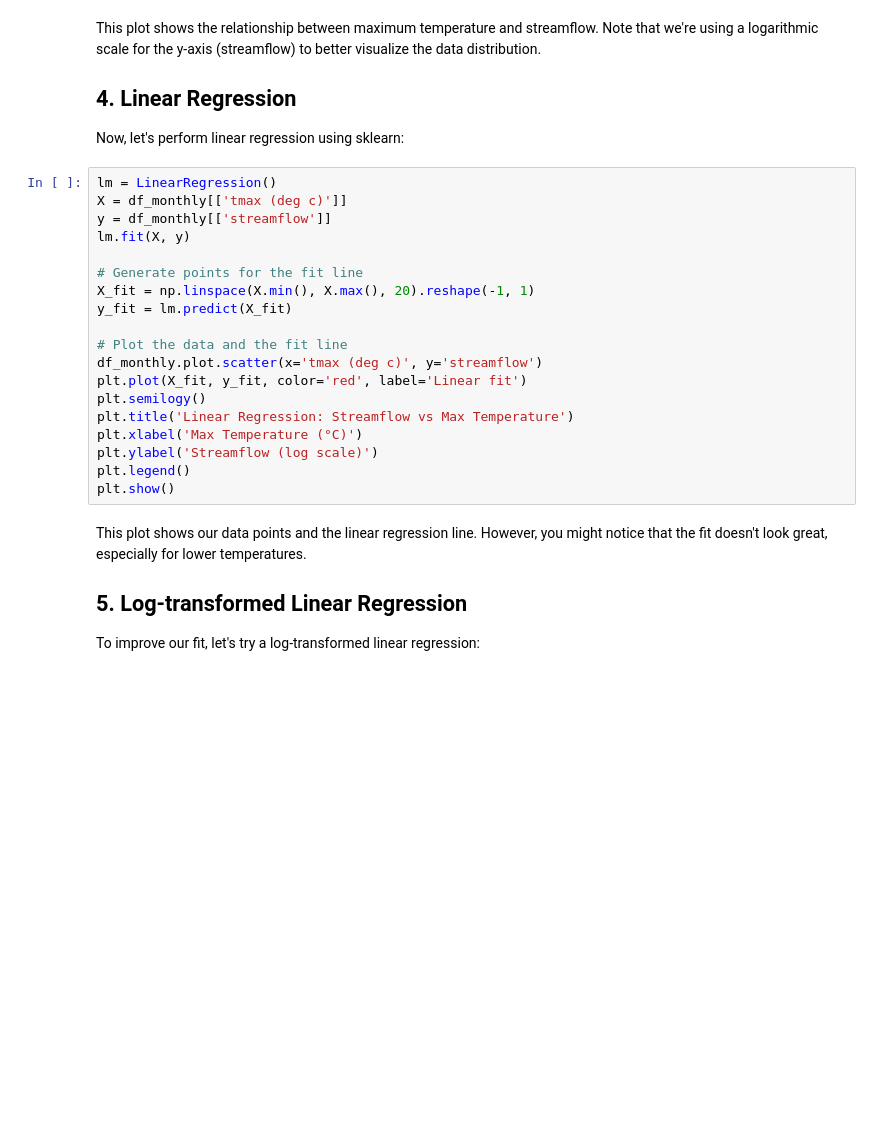
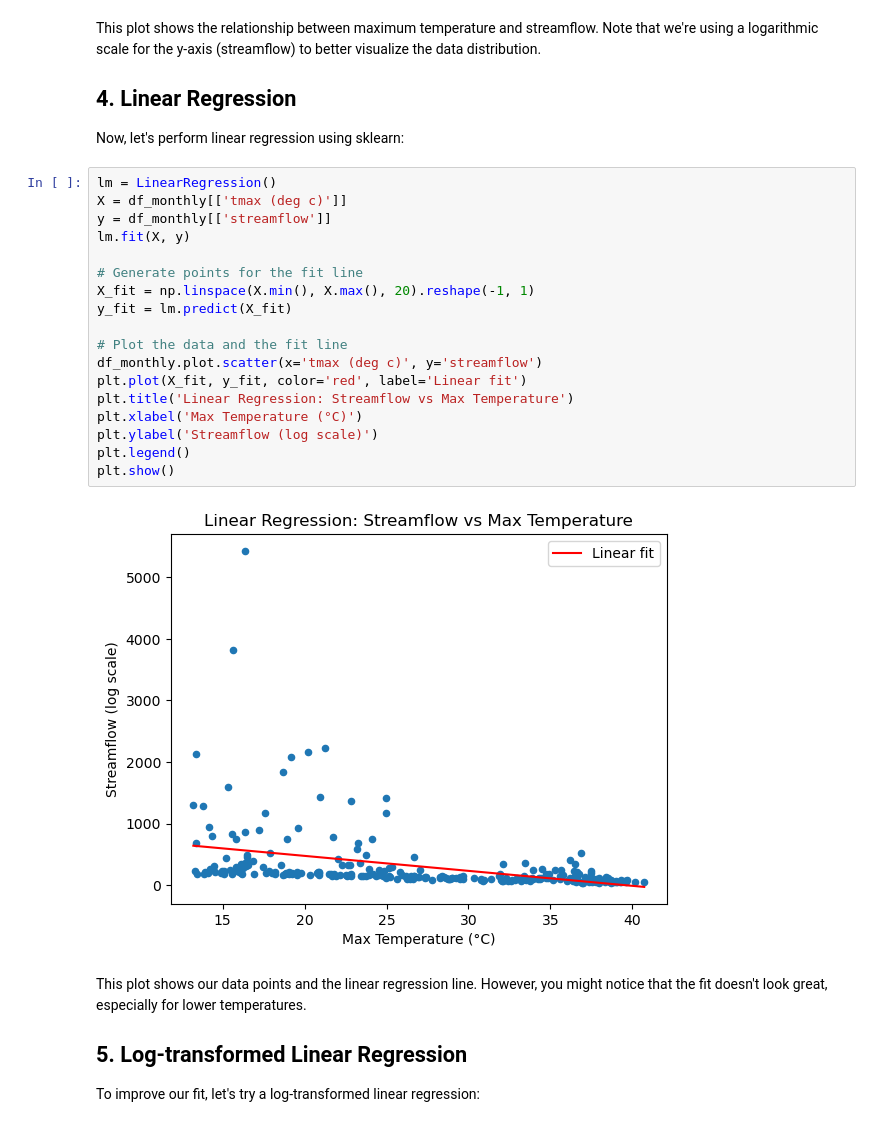
Before and after one commit to HAS-Tools-Fall-2024/CourseMaterials24, a Jupyter notebook: coding_modules/module_3_pandas_and_data_handling/3_linear_regression_with_sklearn.ipynb, the cells around one changed output. Cells and saved outputs as stored; diff of their text form; blank space fills up the shorter version.

```diff
--- a/coding_modules/module_3_pandas_and_data_handling/3_linear_regression_with_sklearn.ipynb
+++ b/coding_modules/module_3_pandas_and_data_handling/3_linear_regression_with_sklearn.ipynb
@@ -86,22 +88,23 @@ Now, let's perform linear regression using sklearn:
 # %%
 lm = LinearRegression()
 X = df_monthly[['tmax (deg c)']]
 y = df_monthly[['streamflow']]
 lm.fit(X, y)
 
 # Generate points for the fit line
 X_fit = np.linspace(X.min(), X.max(), 20).reshape(-1, 1)
 y_fit = lm.predict(X_fit)
 
 # Plot the data and the fit line
 df_monthly.plot.scatter(x='tmax (deg c)', y='streamflow')
 plt.plot(X_fit, y_fit, color='red', label='Linear fit')
-plt.semilogy()
 plt.title('Linear Regression: Streamflow vs Max Temperature')
 plt.xlabel('Max Temperature (°C)')
 plt.ylabel('Streamflow (log scale)')
 plt.legend()
 plt.show()
+# %% [output]
+[figure, added]
 # %% [markdown]
 
 This plot shows our data points and the linear regression line. However, you might notice that the fit doesn't look great, especially for lower temperatures.
```
Also changed, not shown: parts of 8 cells of this notebook.
